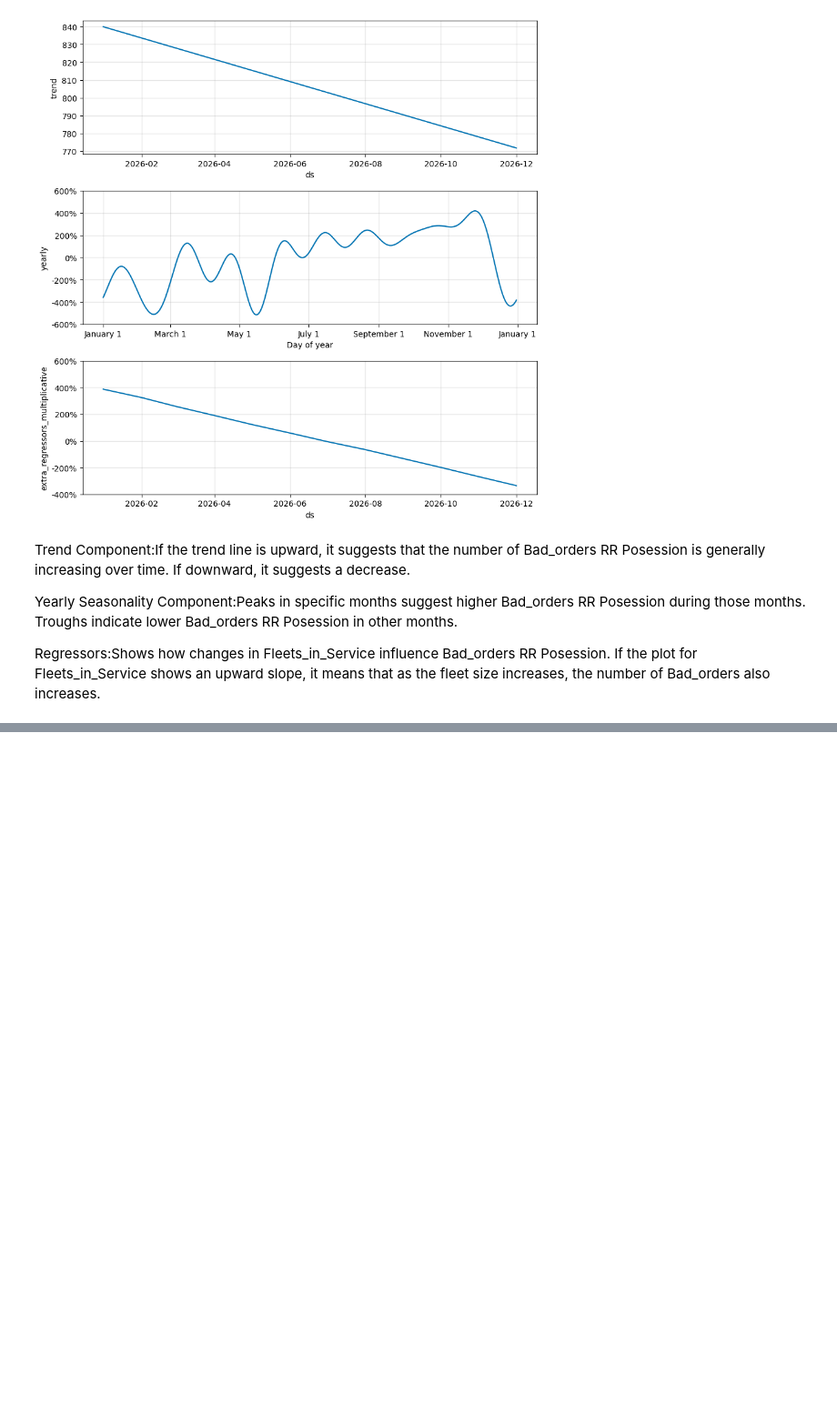
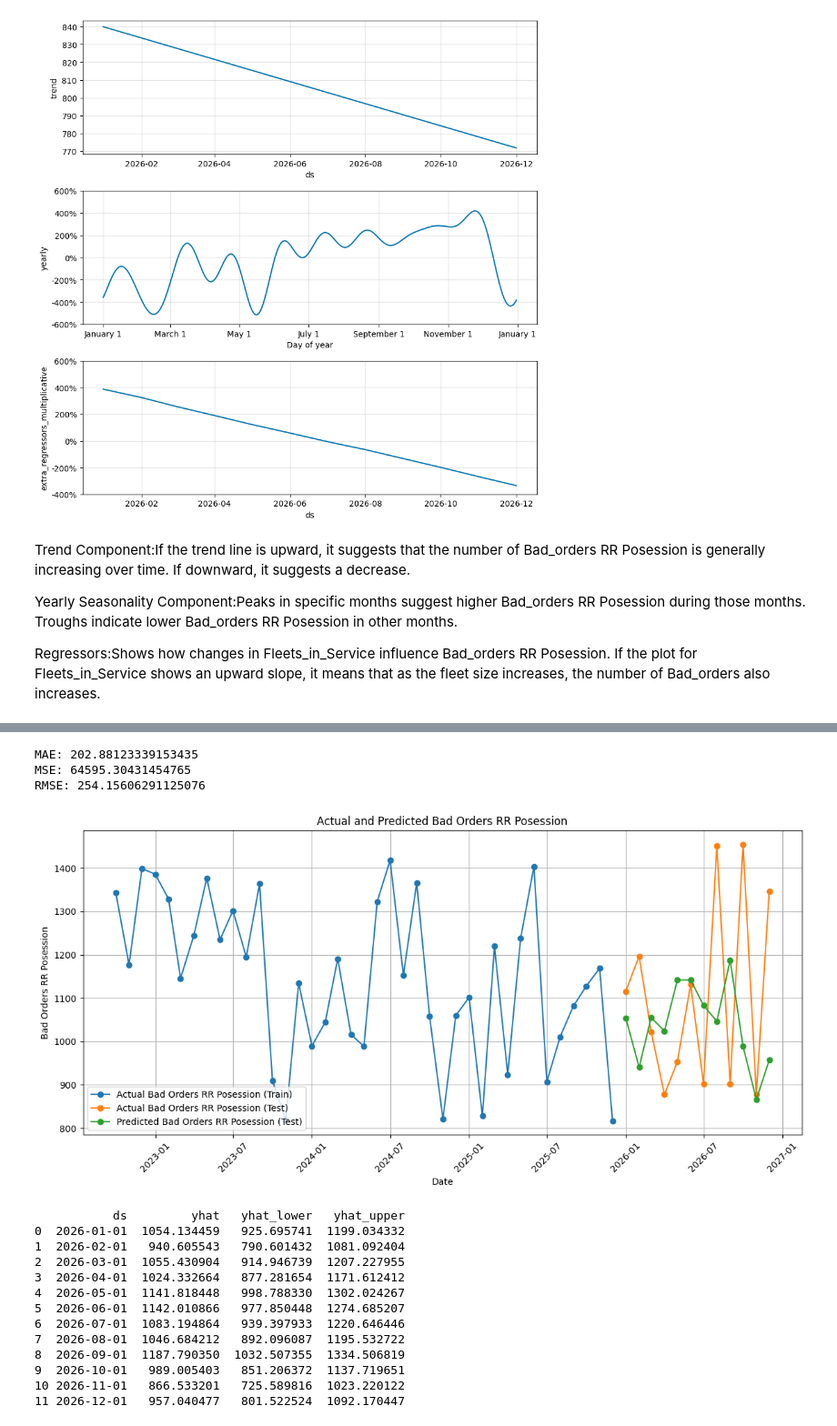
Before and after one commit to gjeromekavi/Functions, a Jupyter notebook: Prophet_train_test_RR.ipynb, the cells around one changed output, grey strips where cells are left out. Shown at 91% size. Drawn from its saved outputs; the diff is of its cells as text; code cells hidden in the pictures; blank space fills up the shorter version.

```diff
--- a/Prophet_train_test_RR.ipynb
+++ b/Prophet_train_test_RR.ipynb
@@ -23,6 +25,14 @@ def train_model(df):
     model.add_regressor('month')
     model.fit(df)
     return model
+# %%
+def train_model(df):
+    model = Prophet(yearly_seasonality=True, weekly_seasonality=False, daily_seasonality=False, seasonality_mode='multiplicative')
+    model.add_regressor('Fleets_in_Service')
+    model.add_regressor('month')
+    model.add_regressor('county_effect')  # Adding the county effect as a regressor
+    model.fit(df)
+    return model
 # %%
 def make_predictions(model, df, future_periods=12):
     historical = df[['ds', 'Fleets_in_Service', 'month']]
@@ -182,0 +277,7 @@ If the plot for Fleets_in_Service shows an upward slope, it means that as the fl
+# %%
+# Step 2: Split the data
+train_end_date = '2025-12-31'
+train_df, test_df = split_data(df, train_end_date)
+# %%
+# Step 3: Train the model
+model = train_model(train_df)
@@ -182,0 +287,37 @@ If the plot for Fleets_in_Service shows an upward slope, it means that as the fl
+# %%
+# Step 4: Make predictions
+forecast_historical, _ = make_predictions(model, train_df, future_periods=12)
+forecast_test, forecast_future = make_predictions(model, test_df)
+
+# Step 5: Evaluate the model
+mae, mse, rmse = evaluate_model(test_df, forecast_test)
+print(f'MAE: {mae}')
+print(f'MSE: {mse}')
+print(f'RMSE: {rmse}')
+
+# Step 6: Plot the forecasts
+plot_forecasts(train_df, test_df, forecast_historical, forecast_test, forecast_future)
+
+# Display future forecasted values
+print(forecast_test[['ds','yhat', 'yhat_lower', 'yhat_upper']])
+
+fig = model.plot_components(forecast_test)
+plt.show()
+# %% [output]
+MAE: 202.88123339153435
+MSE: 64595.30431454765
+RMSE: 254.15606291125076
+[figure, added]
+           ds         yhat   yhat_lower   yhat_upper
+0  2026-01-01  1054.134459   925.695741  1199.034332
+1  2026-02-01   940.605543   790.601432  1081.092404
+2  2026-03-01  1055.430904   914.946739  1207.227955
+3  2026-04-01  1024.332664   877.281654  1171.612412
+4  2026-05-01  1141.818448   998.788330  1302.024267
+5  2026-06-01  1142.010866   977.850448  1274.685207
+6  2026-07-01  1083.194864   939.397933  1220.646446
+7  2026-08-01  1046.684212   892.096087  1195.532722
+8  2026-09-01  1187.790350  1032.507355  1334.506819
+9  2026-10-01   989.005403   851.206372  1137.719651
+10 2026-11-01   866.533201   725.589816  1023.220122
+11 2026-12-01   957.040477   801.522524  1092.170447
```
Also changed, not shown: parts of 33 cells of this notebook, 4 other files.
